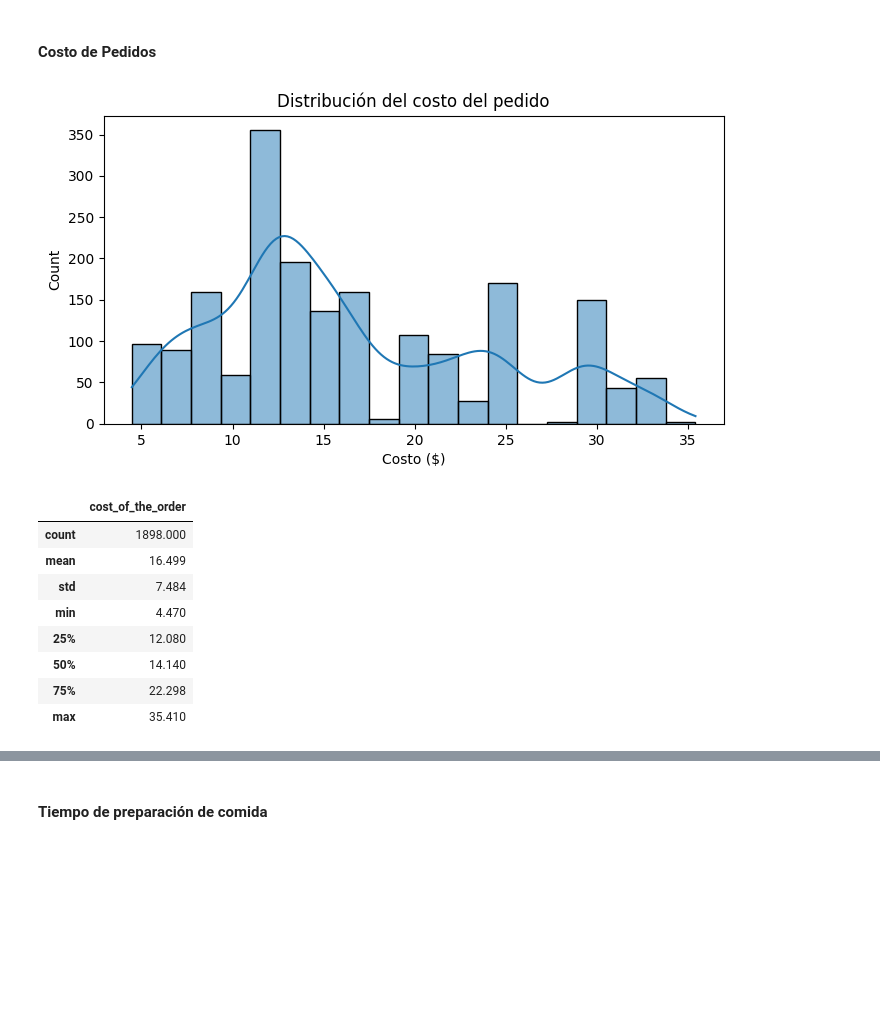
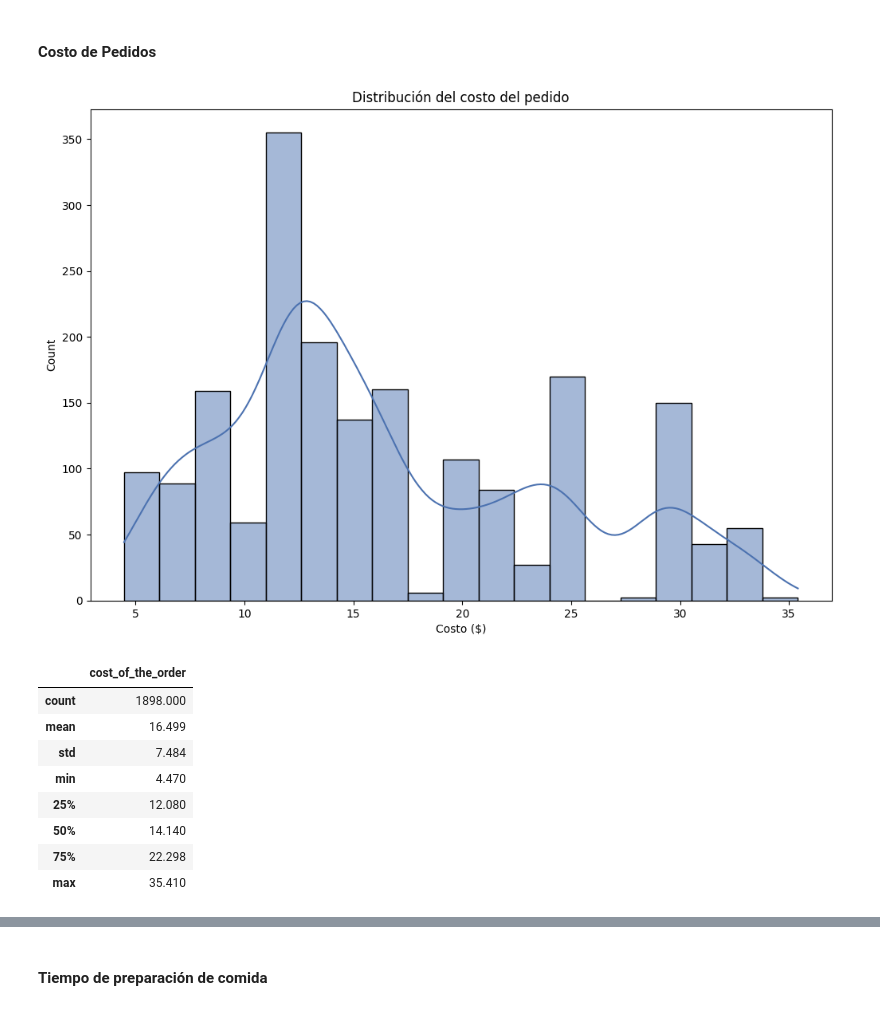
Before and after one commit to Antonio-Tresol/datascience_coursework, a Jupyter notebook: homework_eda/EDA_FoodHub_Guia_de_Estudio.ipynb, the cells around one changed output, grey strips where cells are left out. Saved outputs shown, nothing was run; the diff lists cells and outputs as text; code cells hidden in the pictures; blank space fills up the shorter version.

```diff
--- a/homework_eda/EDA_FoodHub_Guia_de_Estudio.ipynb
+++ b/homework_eda/EDA_FoodHub_Guia_de_Estudio.ipynb
@@ -272,14 +300,18 @@ foodhub_orders_data[["rating"]].describe()
 #### Costo de Pedidos
 # %%
 # Ver una distribución del costo de los pedidos.
-plt.figure(figsize=(8, 4))
-sns.histplot(foodhub_orders_data["cost_of_the_order"], kde=True)
+plt.figure(figsize=(12, 8))
+sns.histplot(
+    foodhub_orders_data["cost_of_the_order"],
+    kde=True,
+    color=sns.color_palette("deep")[0],
+)
 plt.title("Distribución del costo del pedido")
 plt.xlabel("Costo ($)")
 plt.show()
 foodhub_orders_data[["cost_of_the_order"]].describe().round(3)
 # %% [output]
-[figure, old version]
+[figure, new version]
 |  | cost_of_the_order |
 | count | 1898.000 |
 | mean | 16.499 |
```
Also changed, not shown: parts of 40 cells of this notebook.
